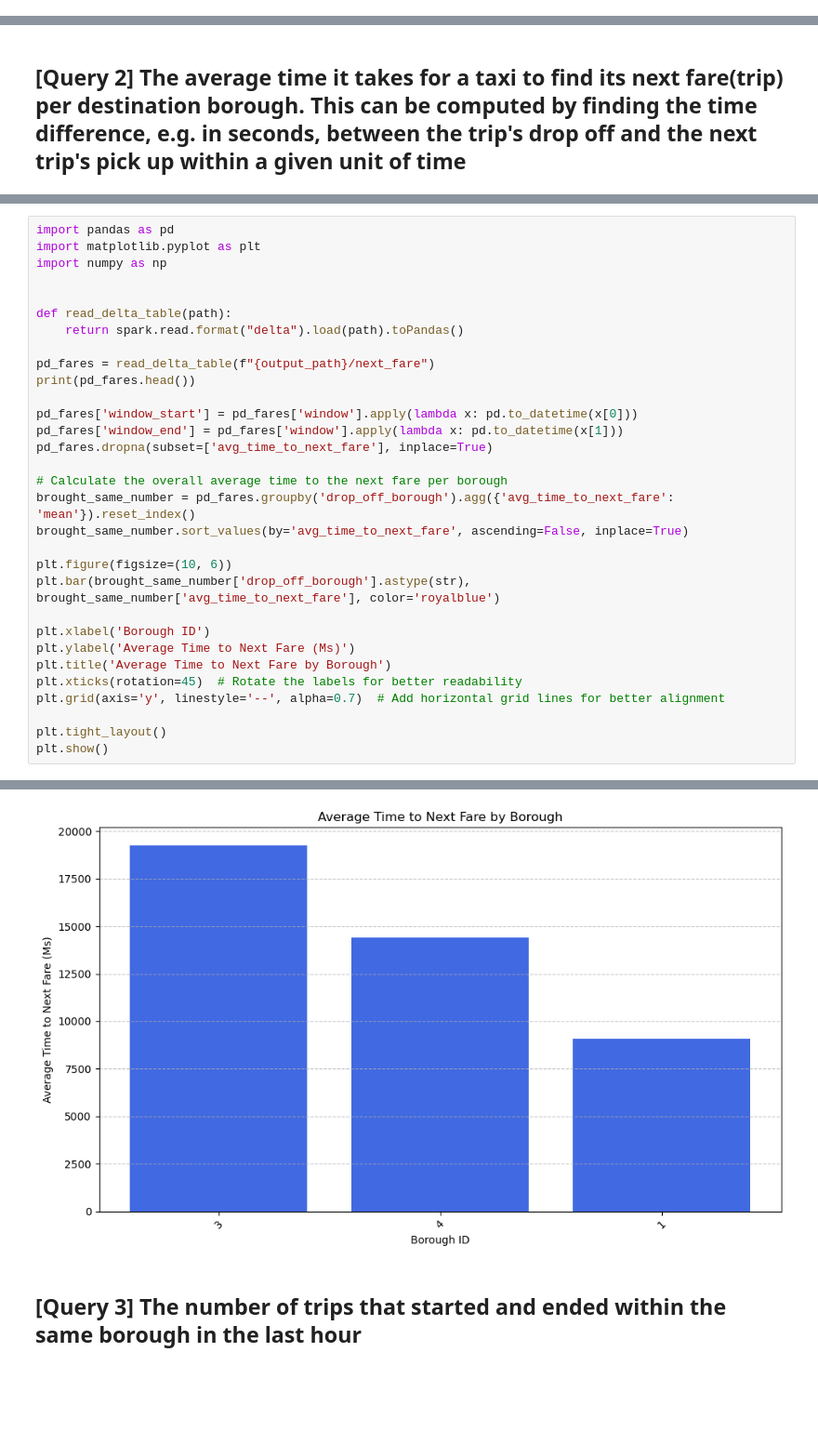
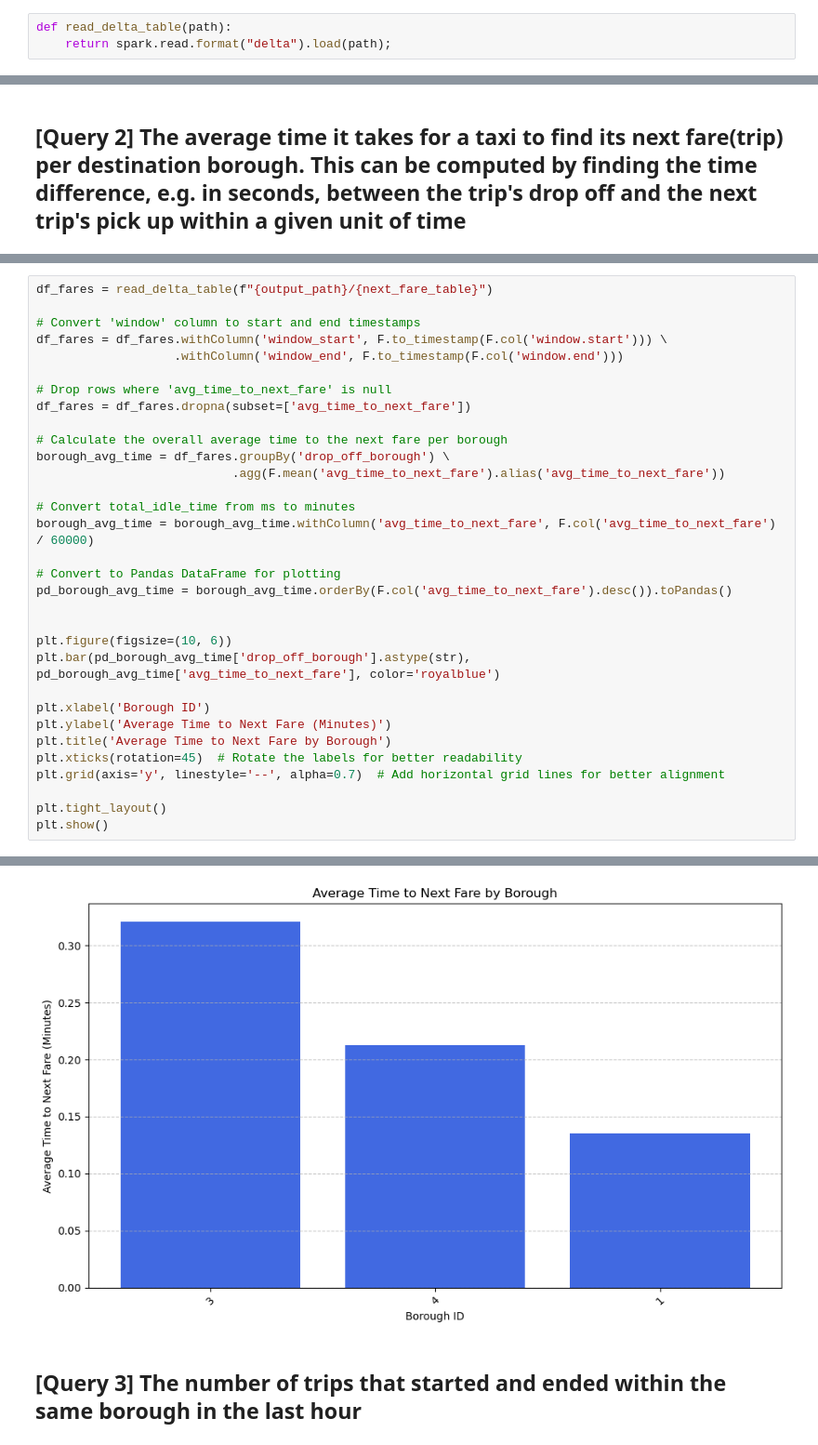
Before and after one commit to thomasabrina/Big-Data-Management-Projects, a Jupyter notebook: Analyzing New York City Taxi Data with Spark Structured Streaming/mnt/Project.ipynb, the cells around one changed output, grey strips where cells are left out. Shown at 93% size. Drawn from its saved outputs; the diff is of its cells as text; blank space fills up the shorter version.

```diff
--- a/Analyzing New York City Taxi Data with Spark Structured Streaming/mnt/Project.ipynb
+++ b/Analyzing New York City Taxi Data with Spark Structured Streaming/mnt/Project.ipynb
@@ -118 +116,4 @@ for query in queries:
+# %%
+def read_delta_table(path):
+    return spark.read.format("delta").load(path);
 # %%
@@ -227,30 +208,31 @@ query = avg_time_to_next_fare_filtered.writeStream \
     .option("mergeSchema", "true") \
     .start()
 # %%
-import pandas as pd
-import matplotlib.pyplot as plt
-import numpy as np
+df_fares = read_delta_table(f"{output_path}/{next_fare_table}")
+
+# Convert 'window' column to start and end timestamps
+df_fares = df_fares.withColumn('window_start', F.to_timestamp(F.col('window.start'))) \
+                   .withColumn('window_end', F.to_timestamp(F.col('window.end')))
+
+# Drop rows where 'avg_time_to_next_fare' is null
+df_fares = df_fares.dropna(subset=['avg_time_to_next_fare'])
+
+# Calculate the overall average time to the next fare per borough
+borough_avg_time = df_fares.groupBy('drop_off_borough') \
+                           .agg(F.mean('avg_time_to_next_fare').alias('avg_time_to_next_fare'))
+
+# Convert total_idle_time from ms to minutes
+borough_avg_time = borough_avg_time.withColumn('avg_time_to_next_fare', F.col('avg_time_to_next_fare') / 60000)
+
+# Convert to Pandas DataFrame for plotting
+pd_borough_avg_time = borough_avg_time.orderBy(F.col('avg_time_to_next_fare').desc()).toPandas()
 
 
-def read_delta_table(path):
-    return spark.read.format("delta").load(path).toPandas()
-
-pd_fares = read_delta_table(f"{output_path}/next_fare")
-print(pd_fares.head())
-
-pd_fares['window_start'] = pd_fares['window'].apply(lambda x: pd.to_datetime(x[0]))
-pd_fares['window_end'] = pd_fares['window'].apply(lambda x: pd.to_datetime(x[1]))
-pd_fares.dropna(subset=['avg_time_to_next_fare'], inplace=True)
-
-# Calculate the overall average time to the next fare per borough
-brought_same_number = pd_fares.groupby('drop_off_borough').agg({'avg_time_to_next_fare': 'mean'}).reset_index()
-brought_same_number.sort_values(by='avg_time_to_next_fare', ascending=False, inplace=True)
-
 plt.figure(figsize=(10, 6))
-plt.bar(brought_same_number['drop_off_borough'].astype(str), brought_same_number['avg_time_to_next_fare'], color='royalblue')
+plt.bar(pd_borough_avg_time['drop_off_borough'].astype(str), pd_borough_avg_time['avg_time_to_next_fare'], color='royalblue')
 
 plt.xlabel('Borough ID')
-plt.ylabel('Average Time to Next Fare (Ms)')
+plt.ylabel('Average Time to Next Fare (Minutes)')
 plt.title('Average Time to Next Fare by Borough')
 plt.xticks(rotation=45)  # Rotate the labels for better readability
 plt.grid(axis='y', linestyle='--', alpha=0.7)  # Add horizontal grid lines for better alignment
@@ -274,3 +243,3 @@ plt.show()
-[figure, old version]
+[figure, new version]
 # %% [markdown]
 ## [Query 3] The number of trips that started and ended within the same borough in the last hour
```
Also changed, not shown: parts of 14 cells of this notebook, 1 other file.
